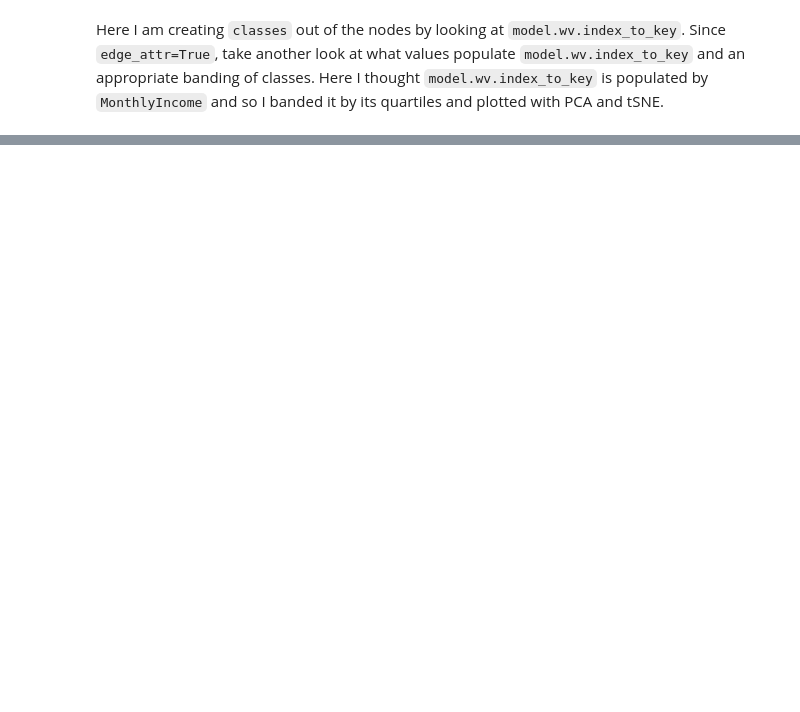
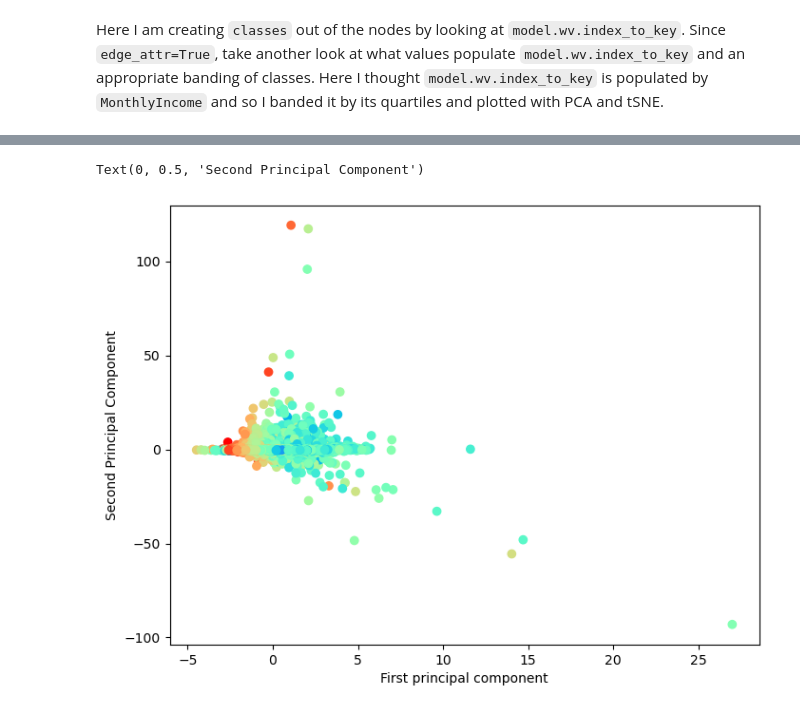
Before and after one commit to TesfaAsmara/m154, a Jupyter notebook: nbs/group_project_visualization.ipynb, the cells around one changed output, grey strips where cells are left out. Cells and saved outputs as stored; diff of their text form; code cells hidden in the pictures; blank space fills up the shorter version.

```diff
--- a/nbs/group_project_visualization.ipynb
+++ b/nbs/group_project_visualization.ipynb
@@ -82,0 +89,16 @@ UFuncTypeError: ufunc 'multiply' did not contain a loop with signature matching
+# %%
+from sklearn.preprocessing import StandardScaler
+scaler = StandardScaler()
+scaler.fit(df)
+scaled_data = scaler.transform(df)
+pca = PCA(n_components=2) # Can change number of components
+pca.fit(scaled_data)
+x_pca = pca.transform(scaled_data)
+plt.figure(figsize=(8,6))
+plt.scatter(x_pca[:,0],x_pca[:,1], c=df["age"], cmap='rainbow') # Can change coloring
+plt.xlabel('First principal component')
+plt.ylabel('Second Principal Component')
+#https://datascienceplus.com/principal-component-analysis-pca-with-python/
+# %% [output]
+Text(0, 0.5, 'Second Principal Component')
+[figure, added]
```
Also changed, not shown: parts of 7 cells of this notebook.
